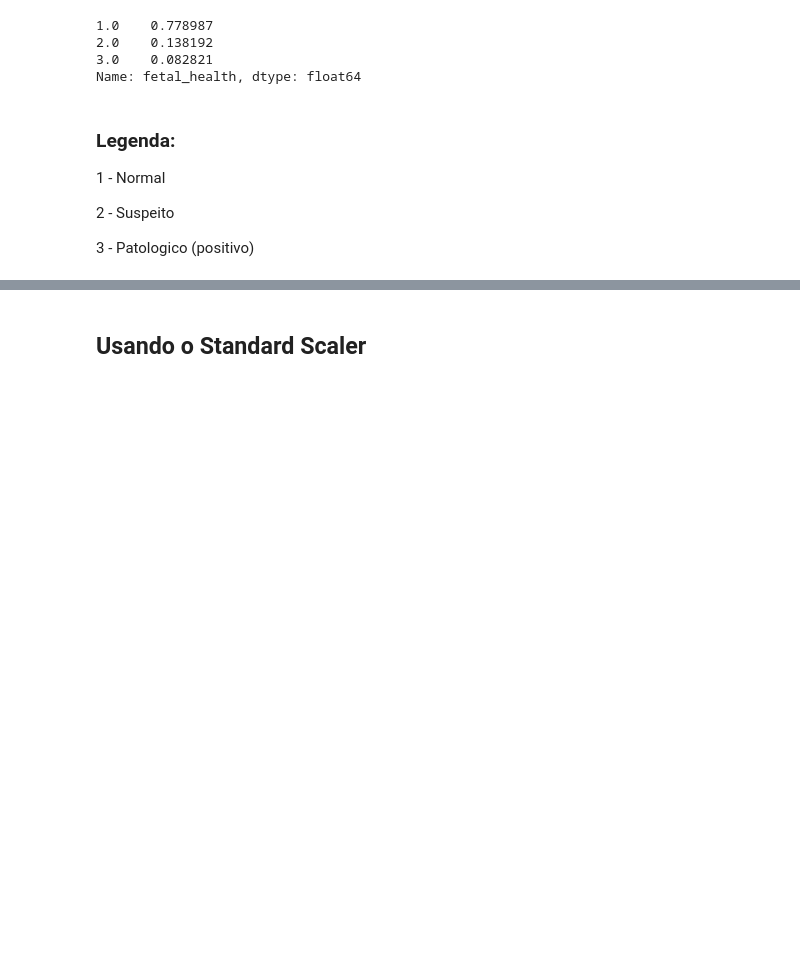
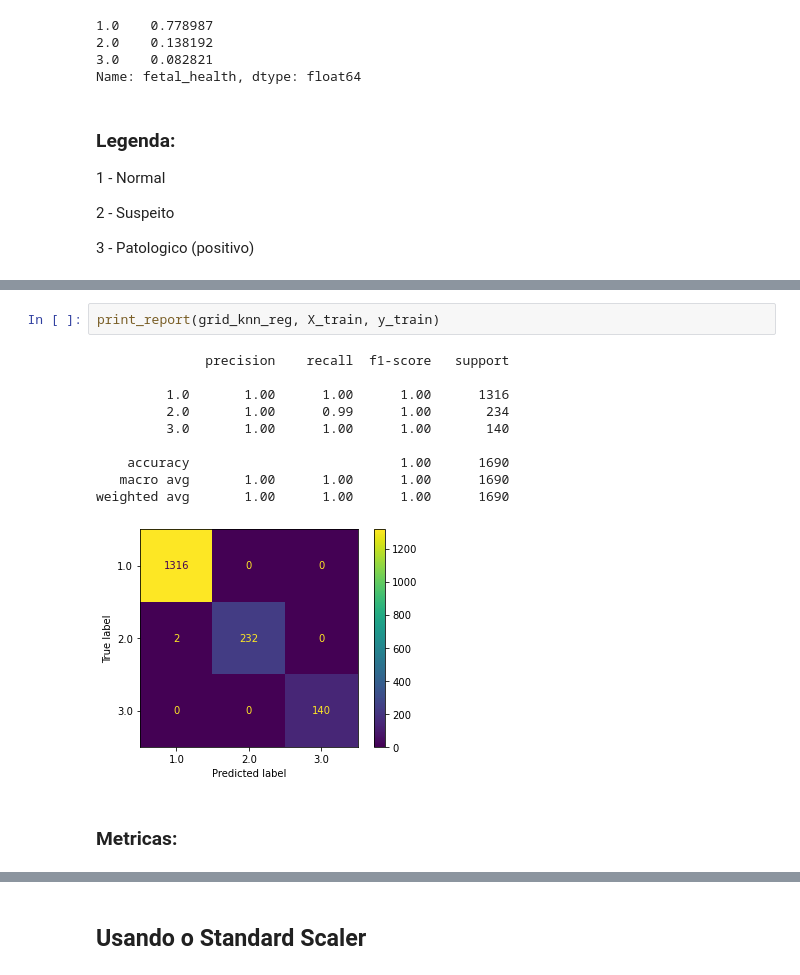
Before and after one commit to alvesgabriel/lets-code-analytics-modulo-4, a Jupyter notebook: algorithm_knn.ipynb, the cells around one changed output, grey strips where cells are left out. Saved outputs shown, nothing was run; the diff lists cells and outputs as text; blank space fills up the shorter version.

```diff
--- a/algorithm_knn.ipynb
+++ b/algorithm_knn.ipynb
@@ -64,0 +250,15 @@ Observação importante: Os dados estão bem desbalanceados, mas tendo em vista
+# %%
+print_report(grid_knn_reg, X_train, y_train)
+# %% [output]
+              precision    recall  f1-score   support
+
+         1.0       1.00      1.00      1.00      1316
+         2.0       1.00      0.99      1.00       234
+         3.0       1.00      1.00      1.00       140
+
+    accuracy                           1.00      1690
+   macro avg       1.00      1.00      1.00      1690
+weighted avg       1.00      1.00      1.00      1690
+[figure, added]
+# %% [markdown]
+### Metricas:
```
Also changed, not shown: parts of 32 cells of this notebook, 1 other file.
